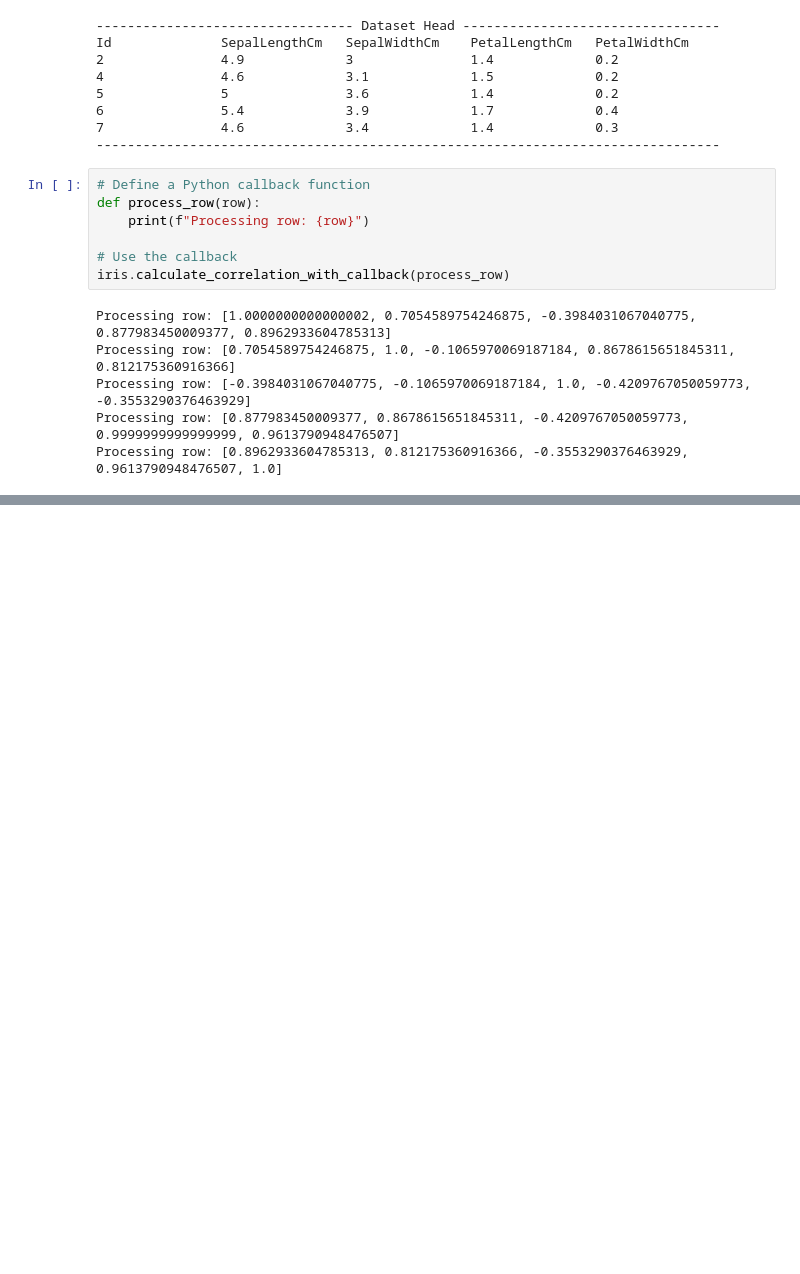
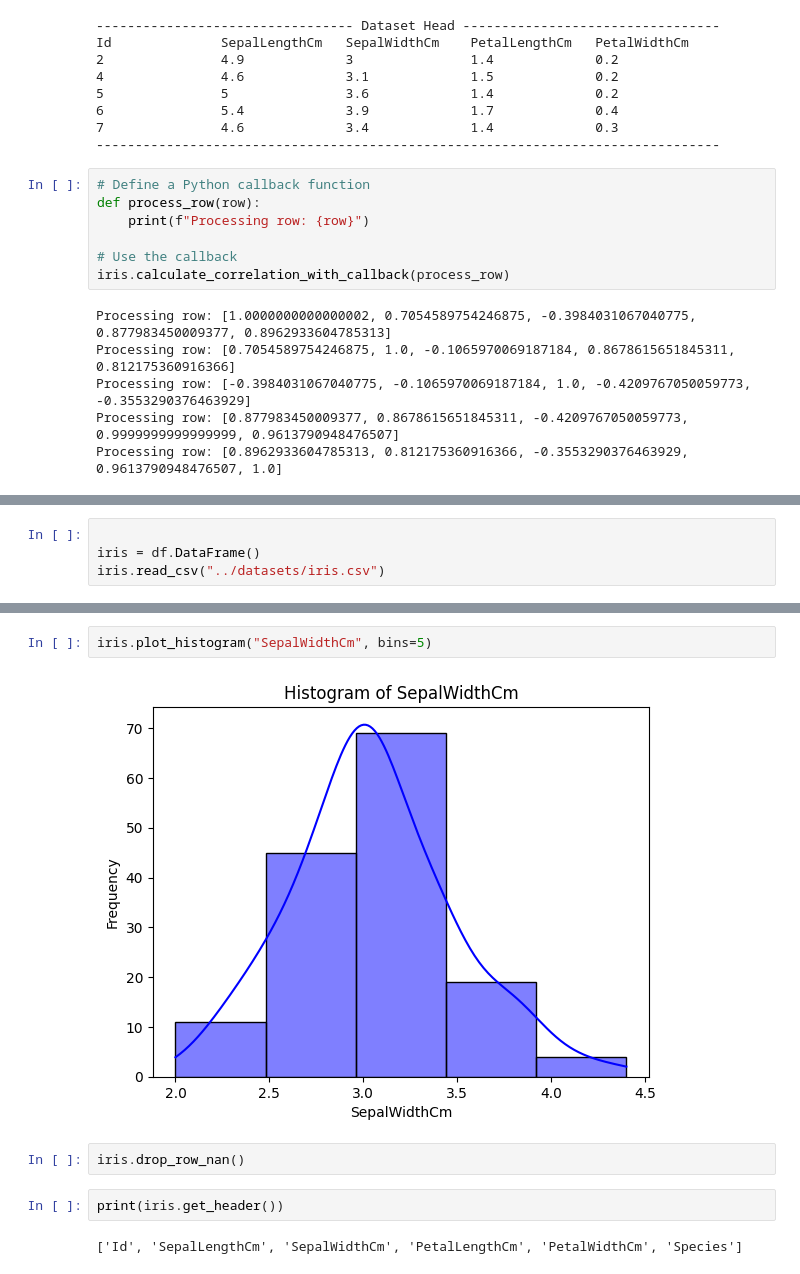
Before and after one commit to giovanni-lucarelli/pytoolbox, a Jupyter notebook: apps/satistics.ipynb, the cells around one changed output, grey strips where cells are left out. Cells and saved outputs as stored; diff of their text form; blank space fills up the shorter version.

```diff
--- a/apps/satistics.ipynb
+++ b/apps/satistics.ipynb
@@ -101,0 +106,4 @@ C++ without callbacks Time: 1.4644951820373535
+# %%
+
+iris = df.DataFrame()
+iris.read_csv("../datasets/iris.csv")
@@ -101,0 +122,10 @@ C++ without callbacks Time: 1.4644951820373535
+# %%
+iris.plot_histogram("SepalWidthCm", bins=5)
+# %% [output]
+[figure, added]
+# %%
+iris.drop_row_nan()
+# %%
+print(iris.get_header())
+# %% [output]
+['Id', 'SepalLengthCm', 'SepalWidthCm', 'PetalLengthCm', 'PetalWidthCm', 'Species']
```
Also changed, not shown: parts of 8 cells of this notebook, 3 other files.
